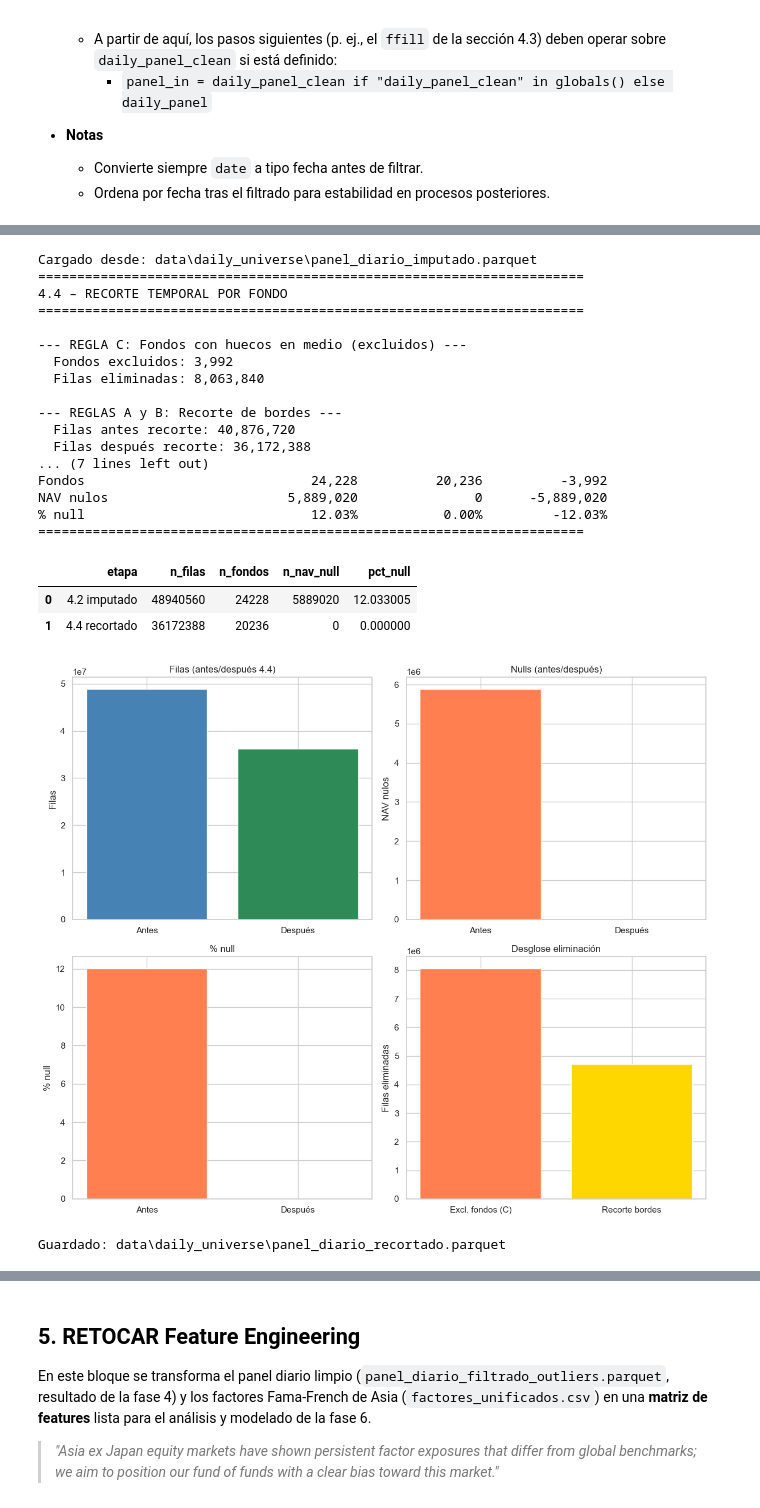
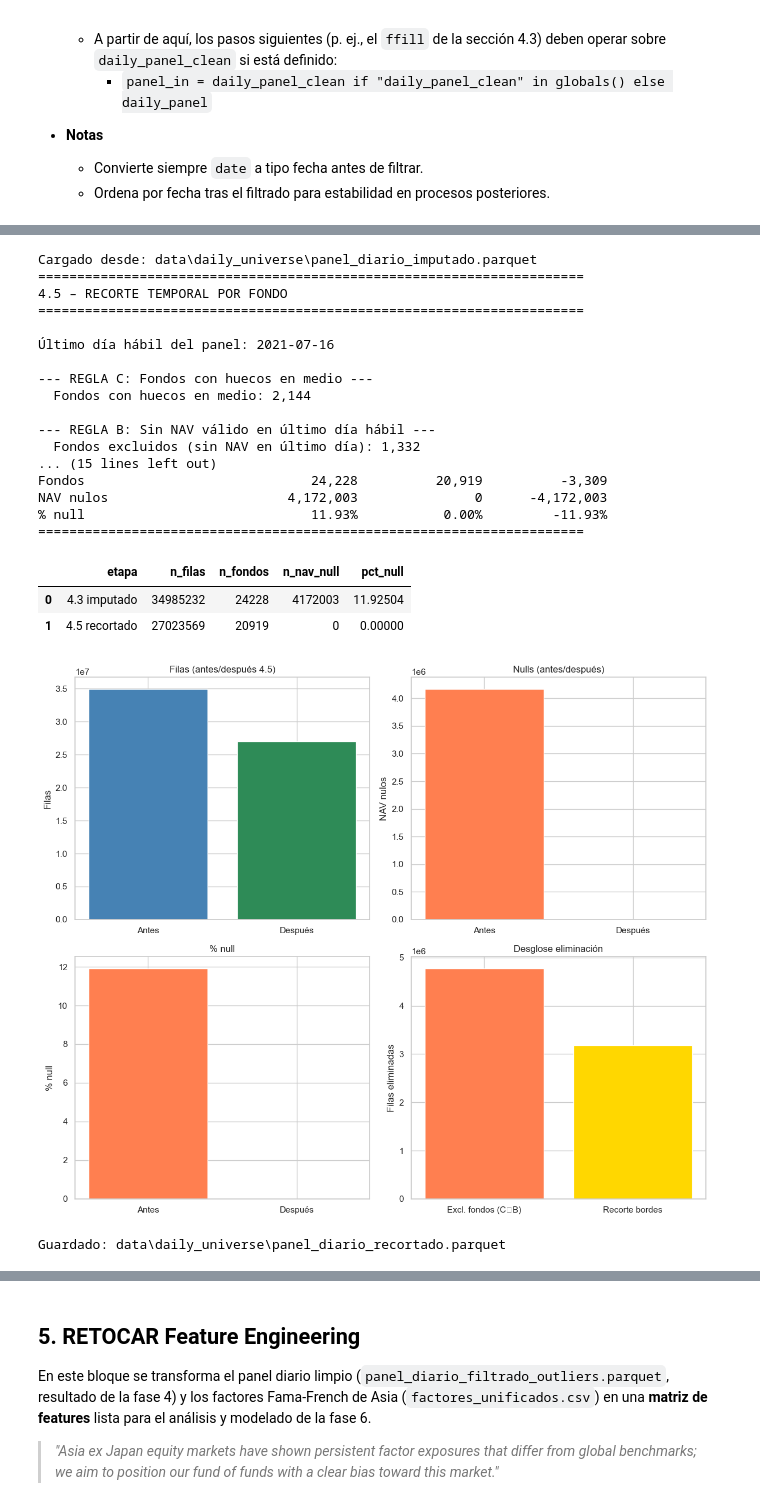
Before and after one commit to Romequinco/TAREA_SUPERVISED_LEARNIGN_-AND_DATA_PREPROCESSING, a Jupyter notebook: FONDO.ipynb, the cells around one changed output, grey strips where cells are left out. Saved outputs shown, nothing was run; the diff lists cells and outputs as text; code cells hidden in the pictures.

```diff
--- a/FONDO.ipynb
+++ b/FONDO.ipynb
@@ -2353,8 +2486,9 @@ Propuesta de tratamiento
 #   - 4.3 imputación (ffill limitado) ya realizada y guardada en parquet
 # Fuente prioritaria: data/daily_universe/panel_diario_imputado.parquet
 # Objetivo:
-#   - Excluir fondos con huecos en medio (nulls entre su 1ª y última fecha válida)
-#   - Recortar cada fondo a [primera_valido, ultima_valido]
+#   - Regla C: excluir fondos con huecos en medio (nulls entre 1ª y última fecha válida)
+#   - Regla B: excluir fondos sin NAV válido en el último día hábil del panel (universo invertible)
+#   - Reglas A y B (recorte): recortar cada fondo superviviente a [primera_valido, ultima_valido]
 # =============================================================================
 
 PARQUET_PATH = Path("data") / "daily_universe" / "panel_diario_imputado.parquet"
@@ -2390,12 +2524,19 @@ bounds = pd.concat([primera, ultima], axis=1)
 sin_datos = set(panel[fund_col].unique()) - set(valid[fund_col].unique())
 bounds = bounds[~bounds.index.isin(sin_datos)]
 
+# --- Último día hábil del panel (calendario global) ---
+last_panel_date = panel[date_col].max()
+on_last = panel[panel[date_col] == last_panel_date]
+funds_with_nav_last = set(on_last.loc[on_last["nav"].notna(), fund_col].unique())
+funds_all = set(panel[fund_col].unique())
+fondos_sin_nav_ultimo_dia = funds_all - funds_with_nav_last
+
 # --- Regla C: fondos con huecos en medio (vectorizado) ---
 panel_b = panel.merge(bounds, left_on=fund_col, right_index=True, how="inner")
 en_rango = (panel_b[date_col] >= panel_b["primera_valido"]) & (panel_b[date_col] <= panel_b["ultima_valido"])
 panel_medio = panel_b[en_rango]
 fondos_con_huecos = set(panel_medio[panel_medio["nav"].isna()][fund_col].unique())
-fondos_excluir = fondos_con_huecos | sin_datos
+fondos_excluir = fondos_con_huecos | fondos_sin_nav_ultimo_dia
 
 panel_sin_huecos = panel[~panel[fund_col].isin(fondos_excluir)].copy()
 n_fondos_excl_C = len(fondos_excluir)
@@ -2419,11 +2560,16 @@ pct_null_despues = 100 * n_null_despues / n_filas_despues if n_filas_despues > 0
 print("=" * 70)
 print("4.5 – RECORTE TEMPORAL POR FONDO")
 print("=" * 70)
-print("\n--- REGLA C: Fondos con huecos en medio (excluidos) ---")
-print(f"  Fondos excluidos: {n_fondos_excl_C:,}")
+print(f"\nÚltimo día hábil del panel: {last_panel_date.date()}")
+print("\n--- REGLA C: Fondos con huecos en medio ---")
+print(f"  Fondos con huecos en medio: {len(fondos_con_huecos):,}")
+print("\n--- REGLA B: Sin NAV válido en último día hábil ---")
+print(f"  Fondos excluidos (sin NAV en último día): {len(fondos_sin_nav_ultimo_dia):,}")
+print("\n--- Total excluido (unión C ∪ B; incluye sin datos vía B) ---")
+print(f"  Fondos excluidos (total): {n_fondos_excl_C:,}")
 print(f"  Filas eliminadas: {n_filas_excl_C:,}")
 
-print("\n--- REGLAS A y B: Recorte de bordes ---")
+print("\n--- REGLAS A y recorte [primera, última] válida ---")
 print(f"  Filas antes recorte: {len(panel_sin_huecos):,}")
 print(f"  Filas después recorte: {n_filas_despues:,}")
 print(f"  Filas eliminadas (bordes): {len(panel_sin_huecos) - n_filas_despues:,}")
@@ -2457,46 +2603,46 @@ ax1.set_title("Filas (antes/después 4.5)")
 ax2 = axes[0, 1]
 ax2.bar(["Antes", "Después"], [n_null_antes, n_null_despues], color=["coral", "seagreen"])
 ax2.set_ylabel("NAV nulos")
 ax2.set_title("Nulls (antes/después)")
 
 ax3 = axes[1, 0]
 ax3.bar(["Antes", "Después"], [pct_null_antes, pct_null_despues], color=["coral", "seagreen"])
 ax3.set_ylabel("% null")
 ax3.set_title("% null")
 
 ax4 = axes[1, 1]
-ax4.bar(["Excl. fondos (C)", "Recorte bordes"], [n_filas_excl_C, len(panel_sin_huecos) - n_filas_despues], color=["coral", "gold"])
+ax4.bar(["Excl. fondos (C∪B)", "Recorte bordes"], [n_filas_excl_C, len(panel_sin_huecos) - n_filas_despues], color=["coral", "gold"])
 ax4.set_ylabel("Filas eliminadas")
 ax4.set_title("Desglose eliminación")
 plt.tight_layout()
 plt.show()
 
 # --- Guardar ---
 panel_final_45 = panel_recortado.copy()
 OUT_DIR = Path("data") / "daily_universe"
 OUT_DIR.mkdir(parents=True, exist_ok=True)
 panel_final_45.to_parquet(OUT_DIR / "panel_diario_recortado.parquet", index=False)
 print(f"\nGuardado: {OUT_DIR / 'panel_diario_recortado.parquet'}")
 # %% [output]
 Cargado desde: data\daily_universe\panel_diario_imputado.parquet
 ======================================================================
-4.4 – RECORTE TEMPORAL POR FONDO
+4.5 – RECORTE TEMPORAL POR FONDO
 ======================================================================
 
---- REGLA C: Fondos con huecos en medio (excluidos) ---
-  Fondos excluidos: 3,992
-  Filas eliminadas: 8,063,840
+Último día hábil del panel: 2021-07-16
 
---- REGLAS A y B: Recorte de bordes ---
-  Filas antes recorte: 40,876,720
-  Filas después recorte: 36,172,388
-... (7 lines left out)
-Fondos                             24,228          20,236          -3,992
-NAV nulos                       5,889,020               0      -5,889,020
-% null                             12.03%           0.00%         -12.03%
+--- REGLA C: Fondos con huecos en medio ---
+  Fondos con huecos en medio: 2,144
+
+--- REGLA B: Sin NAV válido en último día hábil ---
+  Fondos excluidos (sin NAV en último día): 1,332
+... (15 lines left out)
+Fondos                             24,228          20,919          -3,309
+NAV nulos                       4,172,003               0      -4,172,003
+% null                             11.93%           0.00%         -11.93%
 ======================================================================
 |  | etapa | n_filas | n_fondos | n_nav_null | pct_null |
-| 0 | 4.2 imputado | 48940560 | 24228 | 5889020 | 12.033005 |
-| 1 | 4.4 recortado | 36172388 | 20236 | 0 | 0.000000 |
+| 0 | 4.3 imputado | 34985232 | 24228 | 4172003 | 11.92504 |
+| 1 | 4.5 recortado | 27023569 | 20919 | 0 | 0.00000 |
-[figure, old version]
+[figure, new version]
 Guardado: data\daily_universe\panel_diario_recortado.parquet
```
Also changed, not shown: parts of 24 cells of this notebook.
